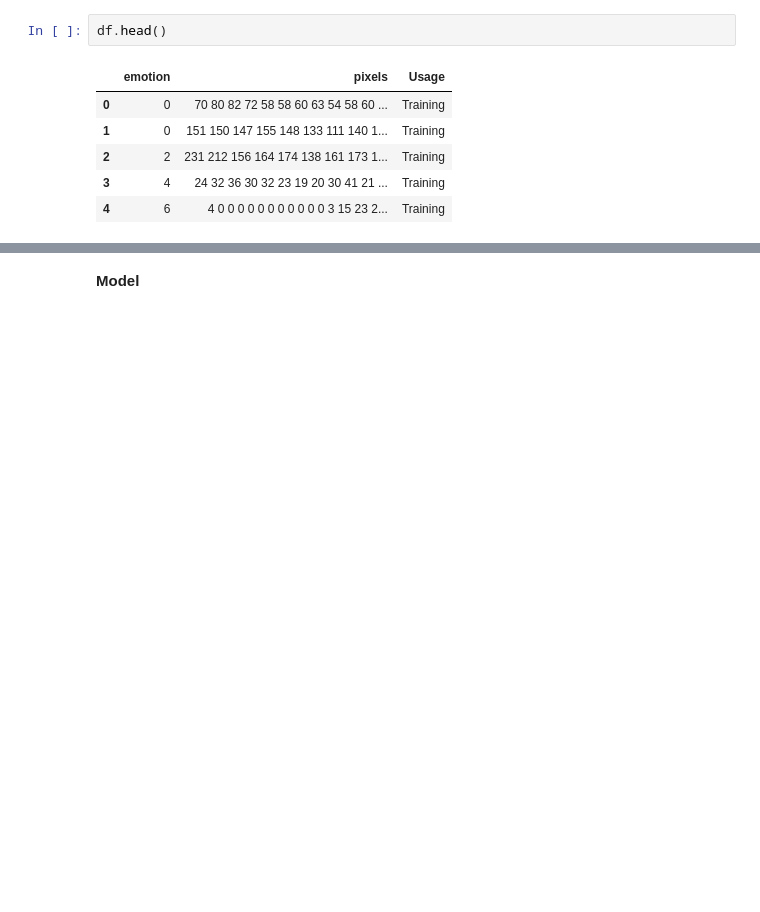
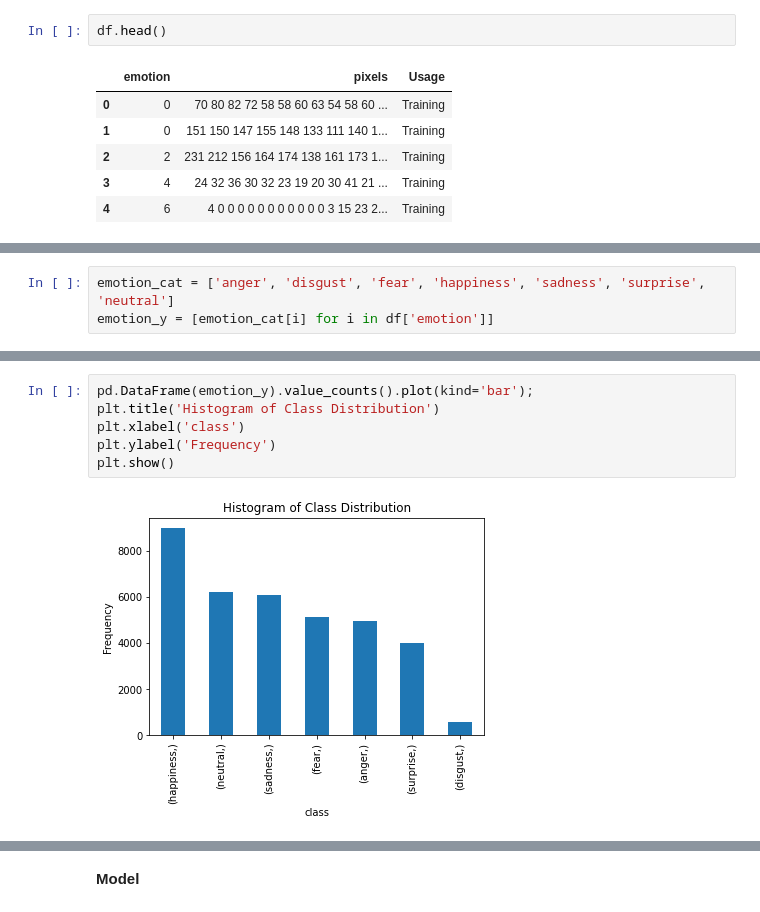
Before and after one commit to yichenghuang980/emotion-detection, a Jupyter notebook: 10_code/Emotion_Detection.ipynb, the cells around one changed output, grey strips where cells are left out. Drawn from its saved outputs; the diff is of its cells as text; blank space fills up the shorter version.

Commit message:
Add files via upload
update data-preprocessing

```diff
--- a/10_code/Emotion_Detection.ipynb
+++ b/10_code/Emotion_Detection.ipynb
@@ -28,0 +57,3 @@ df.head()
+# %%
+emotion_cat = ['anger', 'disgust', 'fear', 'happiness', 'sadness', 'surprise', 'neutral']
+emotion_y = [emotion_cat[i] for i in df['emotion']]
@@ -28,0 +70,8 @@ df.head()
+# %%
+pd.DataFrame(emotion_y).value_counts().plot(kind='bar');
+plt.title('Histogram of Class Distribution')
+plt.xlabel('class')
+plt.ylabel('Frequency')
+plt.show()
+# %% [output]
+[figure, added]
```
Also changed, not shown: parts of 93 cells of this notebook.
